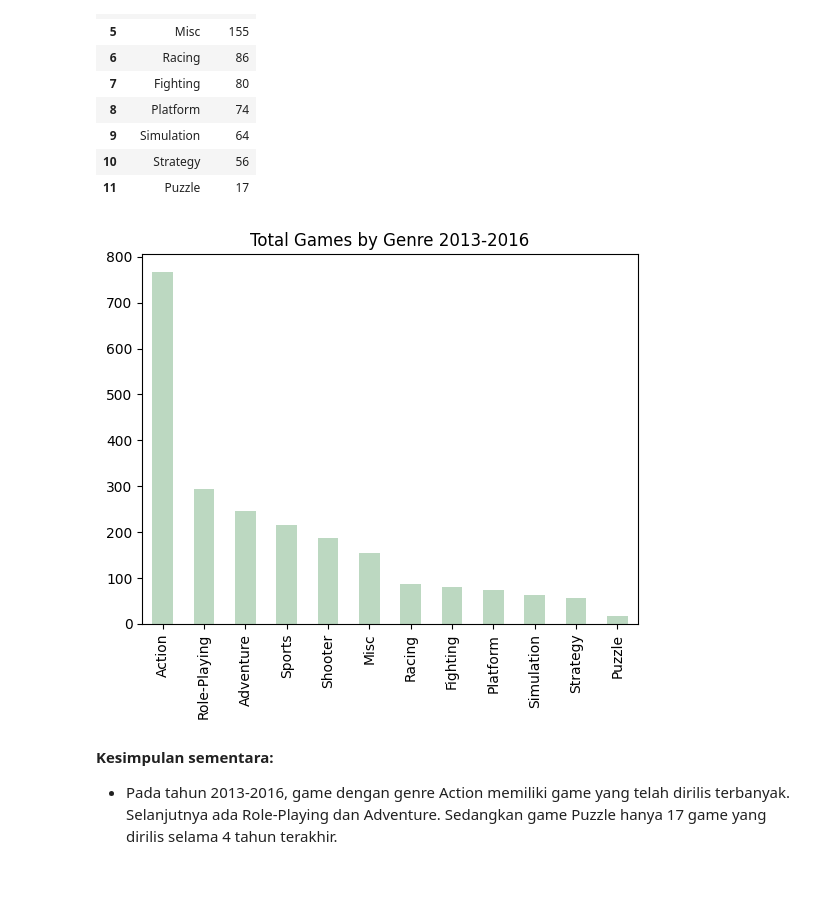
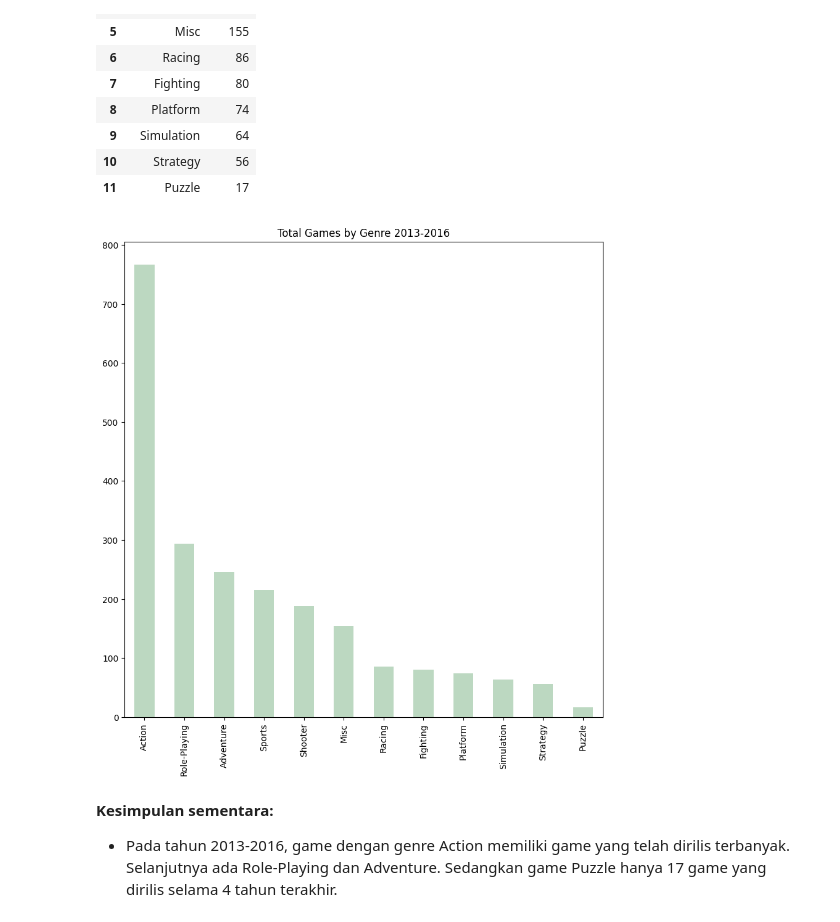
Before and after one commit to ShirotaT/DataAnalyst_Practicum, a Jupyter notebook: Project_5.games/Proyek5_GameBerpotensial.ipynb, the cells around one changed output. Cells and saved outputs as stored; diff of their text form; code cells hidden in the pictures; blank space fills up the shorter version.

```diff
--- a/Project_5.games/Proyek5_GameBerpotensial.ipynb
+++ b/Project_5.games/Proyek5_GameBerpotensial.ipynb
@@ -890,11 +888,12 @@ top_genre.reset_index()
 | 11 | Puzzle | 17 |
 # %%
 # Create a bar plot
+plt.figure(figsize=(10, 10))
 top_genre.plot.bar(color='#BCD8C1')
 plt.title('Total Games by Genre 2013-2016')
 plt.show()
 # %% [output]
-[figure, old version]
+[figure, new version]
 # %% [markdown]
 **Kesimpulan sementara:**
 
```
Also changed, not shown: parts of 14 cells of this notebook, 1 other file.
